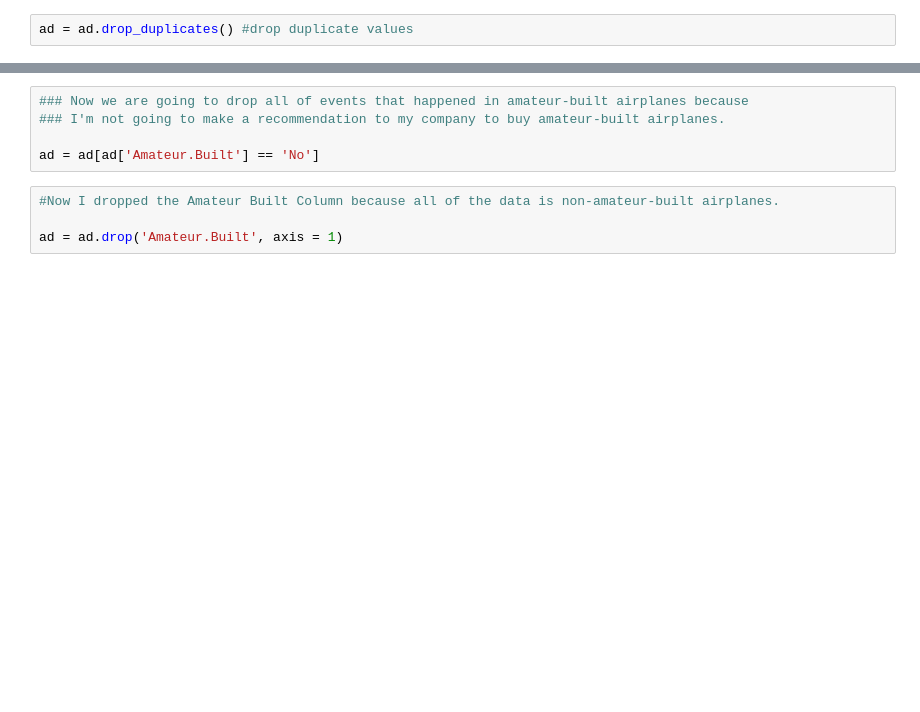
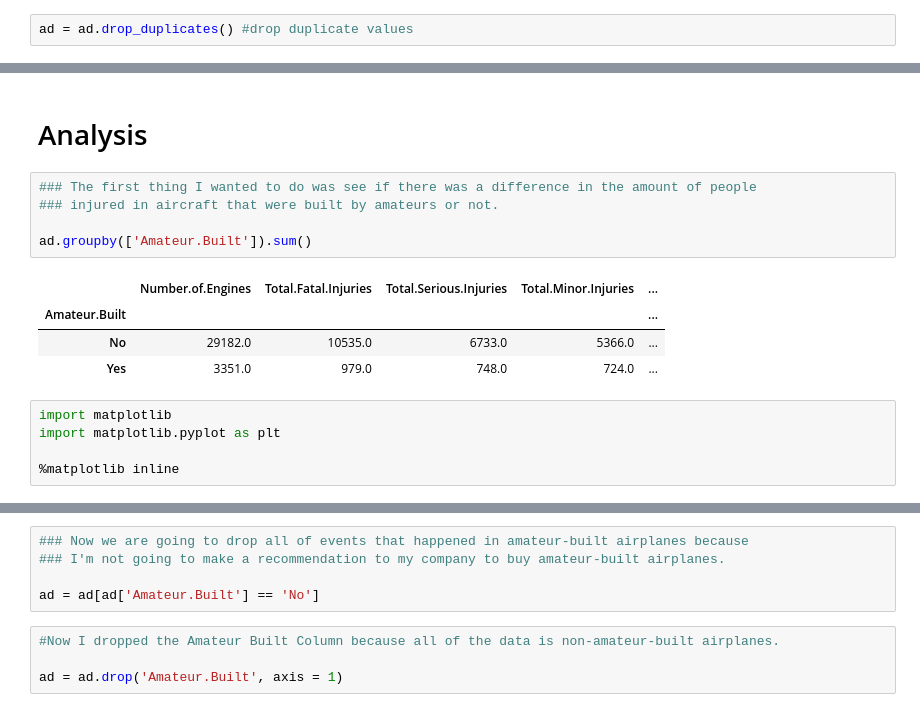
Before and after one commit to josh-g-grimes/Aviation-Data, a Jupyter notebook: notebook.ipynb, the cells around one changed output, grey strips where cells are left out. Drawn from its saved outputs; the diff is of its cells as text; blank space fills up the shorter version.

```diff
--- a/notebook.ipynb
+++ b/notebook.ipynb
@@ -52,0 +126,17 @@ ad = ad.drop('Model', axis = 1)
+# %% [markdown]
+# Analysis
+# %%
+### The first thing I wanted to do was see if there was a difference in the amount of people
+### injured in aircraft that were built by amateurs or not.
+
+ad.groupby(['Amateur.Built']).sum()
+# %% [output]
+|  | Number.of.Engines | Total.Fatal.Injuries | Total.Serious.Injuries | Total.Minor.Injuries | ... |
+| Amateur.Built |  |  |  |  | ... |
+| No | 29182.0 | 10535.0 | 6733.0 | 5366.0 | ... |
+| Yes | 3351.0 | 979.0 | 748.0 | 724.0 | ... |
+# %%
+import matplotlib
+import matplotlib.pyplot as plt
+
+%matplotlib inline
```
Also changed, not shown: parts of 33 cells of this notebook.
